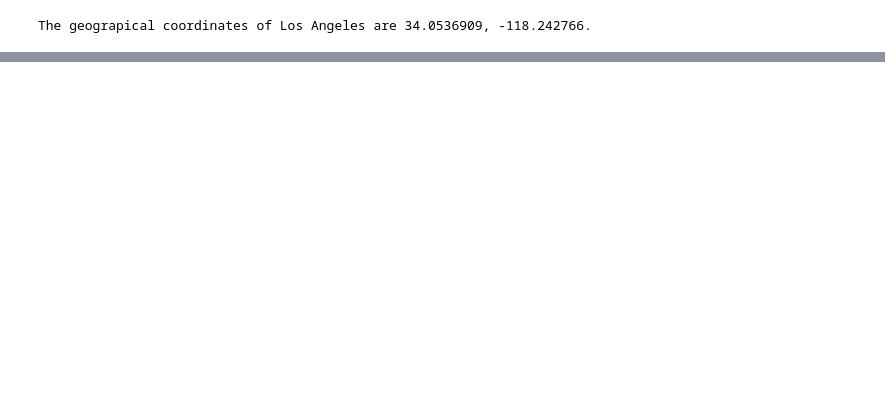
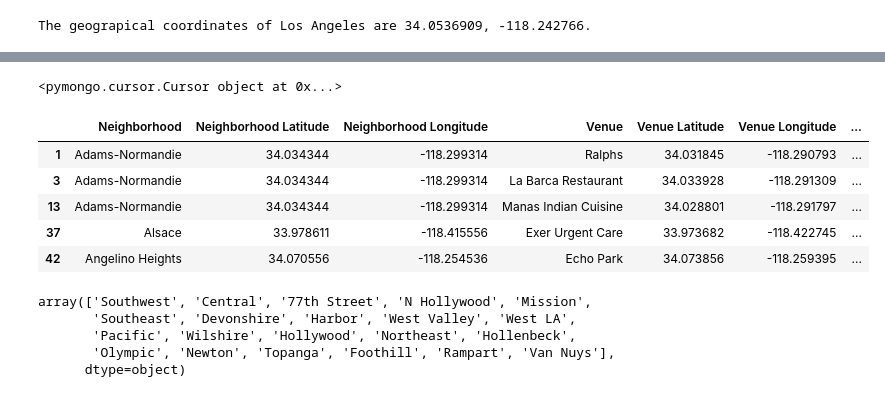
Before and after one commit to DhrmilNCI/DAP-Taba, a Jupyter notebook: DAP CA2 Team F.ipynb, the cells around one changed output, grey strips where cells are left out. Saved outputs shown, nothing was run; the diff lists cells and outputs as text; code cells hidden in the pictures; blank space fills up the shorter version.

```diff
--- a/DAP CA2 Team F.ipynb
+++ b/DAP CA2 Team F.ipynb
@@ -5,12 +5,18 @@ import pymongo
 from pymongo import MongoClient
 import json
 import folium
+from folium import plugins
 from bs4 import BeautifulSoup
 import requests
 import pandas as pd
+from geopy.geocoders import Nominatim
+import matplotlib.colors as colors
 
-client = MongoClient("mongodb://localhost:27017")
+
+client = MongoClient("mongodb://%s:%s@127.0.0.1" % ("dap", "dap"))
 
 
 db = client['DAP_Project']
 collection = db['LAPD_Districts']
+collection1 = db['LAPD_Division']
+collection2=  db['LA_Restaurants']
@@ -151,0 +229,48 @@ The geograpical coordinates of Los Angeles are 34.0536909, -118.242766.
+# %%
+LA_divisions=collection2.find()
+print(LA_divisions)
+D_list=list(LA_divisions)
+#print(D_list)
+venues_list=[]
+df_temp1 = pd.DataFrame(D_list)
+for i in df_temp1['results']:
+    l=len(i)
+    for j in range(l-1):
+        #print(i[j]['neighborhood'])
+        #print(i[j])
+        venues_list.append([i[j]['neighborhood'],i[j]['nlatitude'], i[j]['nlongitude'],i[j]['name'],
+                            i[j]['geometry']['location']['lat'],
+                            i[j]['geometry']['location']['lng'],
+                            i[j]['types'][0]])
+    #print(df_temp1['results'][0][0]['neighborhood'])
+
+#print(venues_list[4].unique())
+#print(venues_list[4].value_counts())
+venues_df = pd.DataFrame(venue for venue in venues_list)
+venues_df.columns = [
+        'Neighborhood',
+        'Neighborhood Latitude',
+        'Neighborhood Longitude',
+        'Venue',
+        'Venue Latitude',
+        'Venue Longitude',
+        'Venue Category']
+
+venues_df = venues_df[venues_df['Venue Category'].isin(['restaurant', 'grocery_or_supermarket','bar','school','park','health'])]
+venues_df.head()
+# %% [output]
+<pymongo.cursor.Cursor object at 0x...>
+|  | Neighborhood | Neighborhood Latitude | Neighborhood Longitude | Venue | Venue Latitude | Venue Longitude | ... |
+| 1 | Adams-Normandie | 34.034344 | -118.299314 | Ralphs | 34.031845 | -118.290793 | ... |
+| 3 | Adams-Normandie | 34.034344 | -118.299314 | La Barca Restaurant | 34.033928 | -118.291309 | ... |
+| 13 | Adams-Normandie | 34.034344 | -118.299314 | Manas Indian Cuisine | 34.028801 | -118.291797 | ... |
+| 37 | Alsace | 33.978611 | -118.415556 | Exer Urgent Care | 33.973682 | -118.422745 | ... |
+| 42 | Angelino Heights | 34.070556 | -118.254536 | Echo Park | 34.073856 | -118.259395 | ... |
+# %%
+crimeData['AREA NAME'].unique()
+# %% [output]
+array(['Southwest', 'Central', '77th Street', 'N Hollywood', 'Mission',
+       'Southeast', 'Devonshire', 'Harbor', 'West Valley', 'West LA',
+       'Pacific', 'Wilshire', 'Hollywood', 'Northeast', 'Hollenbeck',
+       'Olympic', 'Newton', 'Topanga', 'Foothill', 'Rampart', 'Van Nuys'],
+      dtype=object)
```
Also changed, not shown: parts of 34 cells of this notebook, 8 other files.
